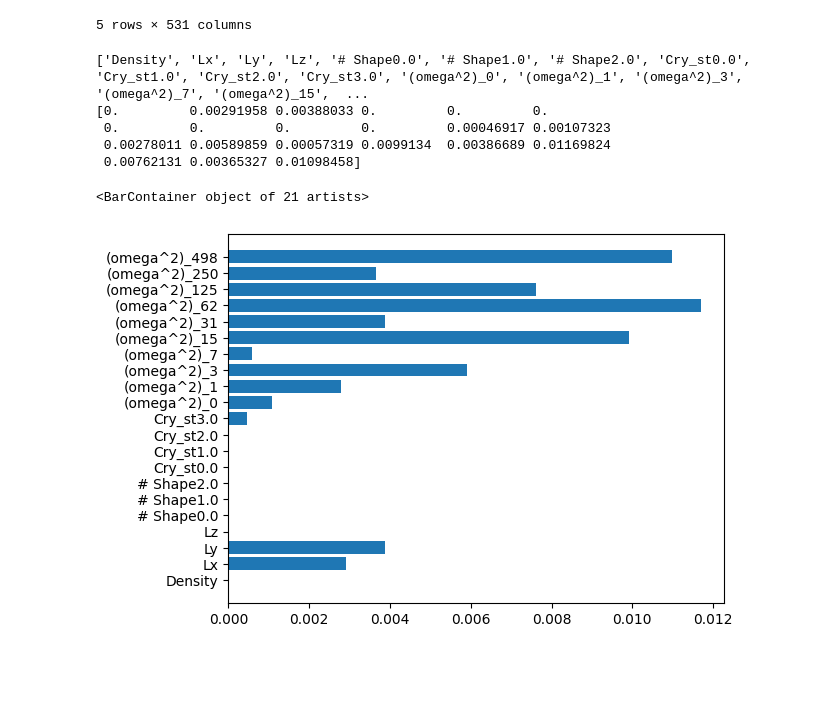
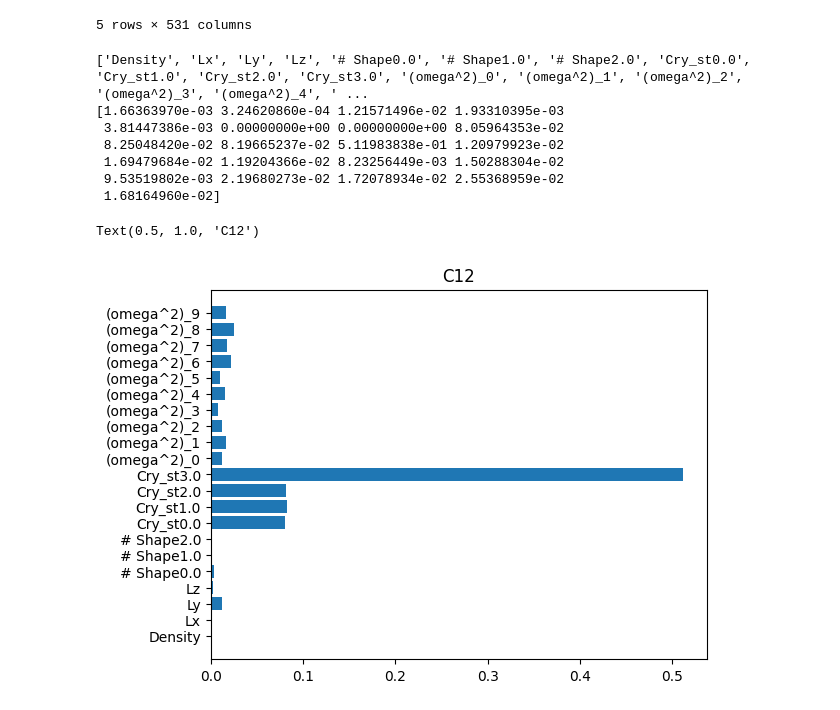
Before and after one commit to jacubillos10/RUSpectroscopy_Tools, a Jupyter notebook: output_data/mutual_info.ipynb, the cells around one changed output. Saved outputs shown, nothing was run; the diff lists cells and outputs as text; code cells hidden in the pictures; blank space fills up the shorter version.

```diff
--- a/output_data/mutual_info.ipynb
+++ b/output_data/mutual_info.ipynb
@@ -66,7 +66,7 @@ datos_nueva.head()
 5 rows × 531 columns
 # %%
 # Para X tomaré N frecuencias (dadas po el usuario). Para "y" tomaré un CXX dado por el usuario
-def info_mutua(N_freq, N_freq_disp, Cobj, d_frame):
+def info_mutua(N_freq_disp, Cobj, d_frame, opt = "Lineal"):
     if any("(omega^2)" in x for x in d_frame.keys()):
         key_str = "(omega^2)"
         N_col = 4
@@ -77,10 +77,14 @@ def info_mutua(N_freq, N_freq_disp, Cobj, d_frame):
         raise KeyError("No hay columnas llamadas eig_X o (omega^2)_X")
     #fin if
     lista_ini = list(d_frame.keys()[:N_col]) + list(d_frame.keys()[-7:])
-    #lista_eig = list(filter(lambda x: key_str in x, d_frame.keys()))[:N_freq]
-    indices_elegidos = np.logspace(0, np.log10(N_freq - 1), N_freq_disp, dtype = int)
-    indices_elegidos[0] = 0
-    lista_eig = list(map(lambda x: key_str + "_" + str(x), indices_elegidos))
+    lista_eig_raw = list(filter(lambda x: key_str in x, d_frame.keys()))
+    if opt == "Log":
+        indices_elegidos = np.logspace(0, np.log10(len(lista_eig_raw) - 1), N_freq_disp, dtype = int)
+        indices_elegidos[0] = 0
+        lista_eig = list(map(lambda x: key_str + "_" + str(x), indices_elegidos))
+    else:
+        lista_eig = lista_eig_raw[:N_freq_disp]
+    #fin if
     lista_X = lista_ini + lista_eig
     X = d_frame[lista_X]
     y = d_frame[Cobj]
@@ -88,11 +92,10 @@ def info_mutua(N_freq, N_freq_disp, Cobj, d_frame):
     return (resp, lista_X)
 #fin función
 # %%
-N_freq = 500
 N_disp = 10
-target = "C00"
-MI_antigua_info = info_mutua(N_freq, N_disp, target, datos_antigua)
-MI_nueva_info = info_mutua(N_freq, N_disp, target, datos_nueva)
+target = "C12"
+MI_antigua_info = info_mutua(N_disp, target, datos_antigua)
+MI_nueva_info = info_mutua(N_disp, target, datos_nueva)
 MI_antigua = MI_antigua_info[0]
 MI_nueva = MI_nueva_info[0]
 listaX_antigua = MI_antigua_info[1]
@@ -100,15 +103,20 @@ listaX_nueva = MI_nueva_info[1]
 # %%
 print(listaX_antigua)
 print(MI_antigua)
-plt.barh(listaX_antigua, MI_antigua)
+fig1 = plt.figure()
+ax1 = fig1.add_subplot(111)
+ax1.barh(listaX_antigua, MI_antigua)
+ax1.set_title(target)
 # %% [output]
-['Density', 'Lx', 'Ly', 'Lz', '# Shape0.0', '# Shape1.0', '# Shape2.0', 'Cry_st0.0', 'Cry_st1.0', 'Cry_st2.0', 'Cry_st3.0', '(omega^2)_0', '(omega^2)_1', '(omega^2)_3', '(omega^2)_7', '(omega^2)_15',  ...
-[0.         0.00291958 0.00388033 0.         0.         0.
- 0.         0.         0.         0.         0.00046917 0.00107323
- 0.00278011 0.00589859 0.00057319 0.0099134  0.00386689 0.01169824
- 0.00762131 0.00365327 0.01098458]
+['Density', 'Lx', 'Ly', 'Lz', '# Shape0.0', '# Shape1.0', '# Shape2.0', 'Cry_st0.0', 'Cry_st1.0', 'Cry_st2.0', 'Cry_st3.0', '(omega^2)_0', '(omega^2)_1', '(omega^2)_2', '(omega^2)_3', '(omega^2)_4', ' ...
+[1.66363970e-03 3.24620860e-04 1.21571496e-02 1.93310395e-03
+ 3.81447386e-03 0.00000000e+00 0.00000000e+00 8.05964353e-02
+ 8.25048420e-02 8.19665237e-02 5.11983838e-01 1.20979923e-02
+ 1.69479684e-02 1.19204366e-02 8.23256449e-03 1.50288304e-02
+ 9.53519802e-03 2.19680273e-02 1.72078934e-02 2.55368959e-02
+ 1.68164960e-02]
-<BarContainer object of 21 artists>
+Text(0.5, 1.0, 'C12')
-[figure, old version]
+[figure, new version]
 # %%
 print(listaX_nueva)
 print(MI_nueva)
```
Also changed, not shown: parts of 1 cell of this notebook.
